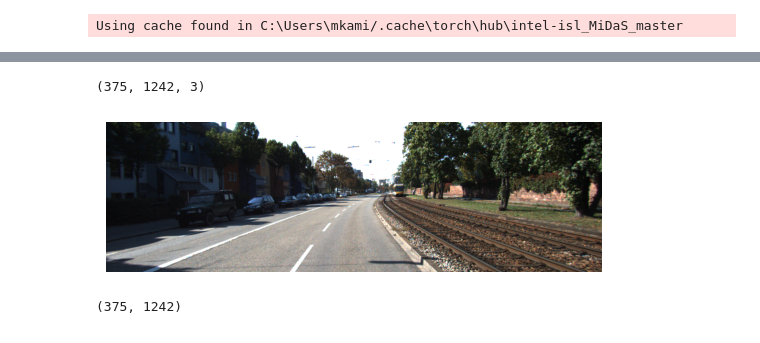
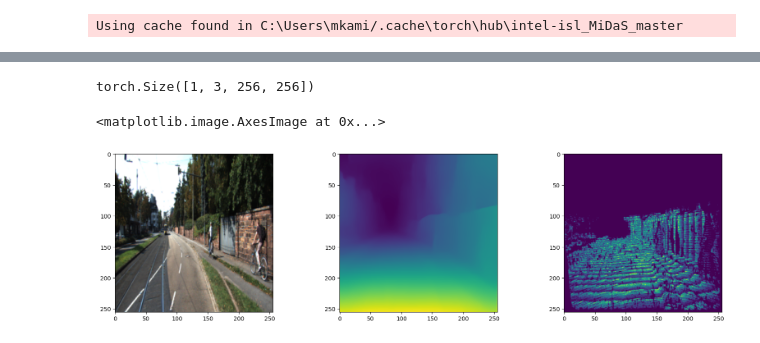
Before and after one commit to 2002jan/put-mp-2025, a Jupyter notebook: midas_test.ipynb, the cells around one changed output, grey strips where cells are left out. Drawn from its saved outputs; the diff is of its cells as text; code cells hidden in the pictures.

Commit message:
visualize midas performance

```diff
--- a/midas_test.ipynb
+++ b/midas_test.ipynb
@@ -25,3 +41,7 @@ def depth_read(filename):
+# %%
+raw_image, depth_image = dataset[0]
+# %%
+raw_np = np.array(raw_image)
 # %%
 model_type = "MiDaS_small"
 midas = torch.hub.load("intel-isl/MiDaS", model_type)
@@ -51,6 +64,2 @@ valid_mask = gt_depth > 0
 # %%
-input_tensor = transform(img)
-if input_tensor.ndim == 3:
-    print("a")
-    input_tensor = input_tensor.unsqueeze(0)
-input_tensor.to(device)
+input_tensor = transform(raw_np).to(device)
@@ -75,26 +66,28 @@ tensor([[[[-1.9335, -1.9364, -1.8884,  ..., -1.7974, -1.8194, -1.9924],
-# %%
-img.shape
-# %% [output]
-(375, 1242, 3)
-# %%
-plt.imshow(img)
-plt.axis("off")
-plt.show()
-# %% [output]
-[figure, removed]
-# %%
-img.shape[:2]
-# %% [output]
-(375, 1242)
+# %%
+input_tensor.shape
+# %% [output]
+torch.Size([1, 3, 256, 256])
 # %%
 with torch.no_grad():
     prediction = midas(input_tensor)
     prediction = torch.nn.functional.interpolate(
         prediction.unsqueeze(1),
-        size=img_np.shape[:2],  # (H, W)
-        mode="bilinear",
-        align_corners=False
+        size=raw_np.shape[:2],
+        mode="bicubic",
+        align_corners=False,
     ).squeeze().cpu().numpy()
+# %%
+fig = plt.figure(figsize=(20, 5))
+ax = fig.add_subplot(1, 3, 1)
+ax.imshow(raw_np)
+ax = fig.add_subplot(1, 3, 2)
+ax.imshow(prediction)
+
+ax = fig.add_subplot(1, 3,3)
+ax.imshow(depth_image.permute(1,2,0).numpy() * 255)
+# %% [output]
+<matplotlib.image.AxesImage at 0x...>
+[figure, added]
 # %%
 def scale_depth(pred, gt, mask):
     scale = np.median(gt[mask]) / np.median(pred[mask])
```
Also changed, not shown: parts of 8 cells of this notebook.
